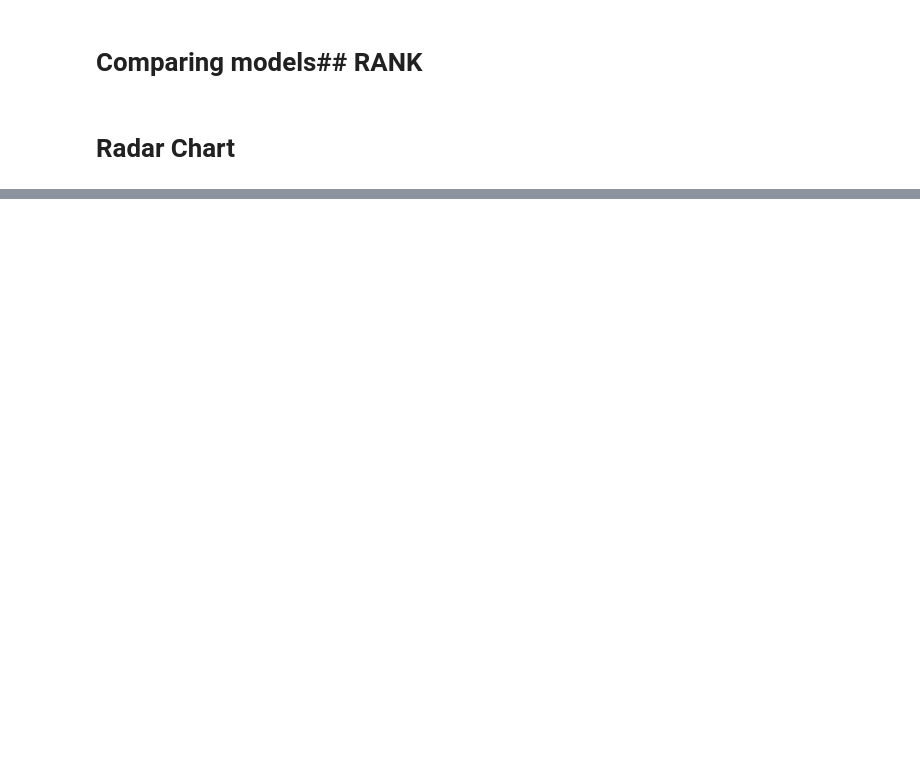
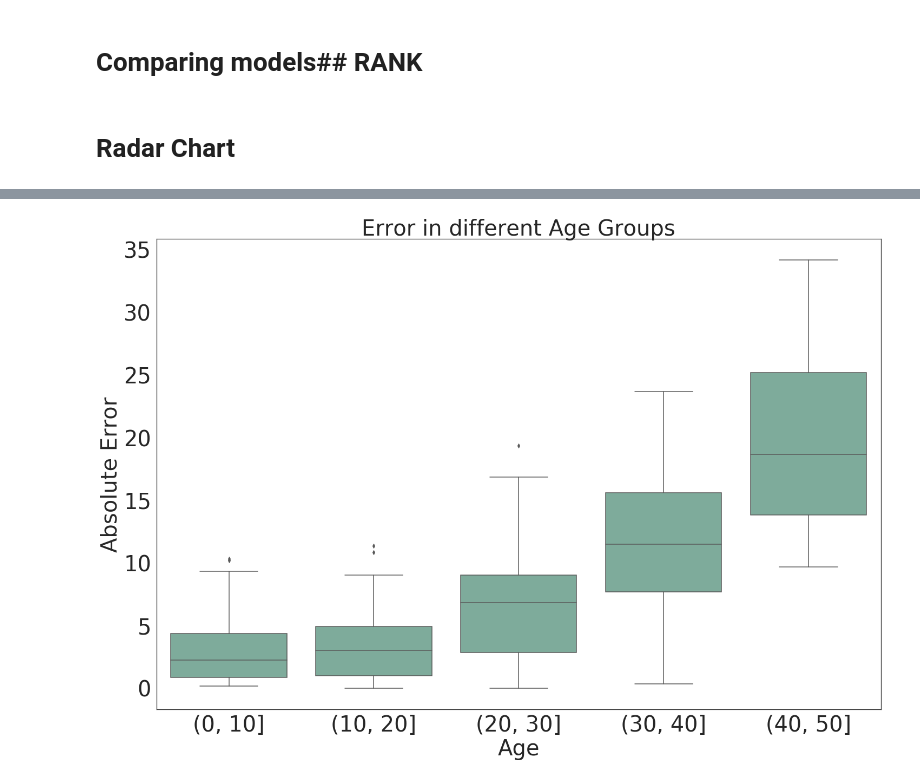
Before and after one commit to OnHoliday/DeepLearning_CNN, a Jupyter notebook: jupyter/log_plots.ipynb, the cells around one changed output, grey strips where cells are left out. Drawn from its saved outputs; the diff is of its cells as text; code cells hidden in the pictures; blank space fills up the shorter version.

```diff
--- a/jupyter/log_plots.ipynb
+++ b/jupyter/log_plots.ipynb
@@ -299,0 +334,19 @@ createRadar("Transfer_learn", [0.13, 0.53, 0.41], color='#9c2c2c')
+# %%
+df = pd.read_csv('final_results_ensemble_age.csv')
+import numpy as np
+df= df[['age_truth', 'age_preds']]
+df['MAE'] =  np.abs(df['age_truth']-df['age_preds'])
+bins = [0, 10, 20, 30, 40, 50]
+df['binned'] = pd.cut(df['age_truth'], bins)
+import seaborn as sns
+sns.set(rc={'figure.figsize': (24, 16)})
+sns.set_style("white")
+ax = sns.boxplot('binned', 'MAE', data = df, color='#76b39d')
+ax.set_title('Error in different Age Groups', fontsize=40)
+ax.set_xlabel("Age", fontsize=40)
+ax.set_ylabel("Absolute Error", fontsize=40)
+ax.tick_params(labelsize=40)
+fig = ax.get_figure()
+fig.savefig("Error_in_different_Age_Groups.png")
+# %% [output]
+[figure, added]
```
Also changed, not shown: parts of 6 cells of this notebook.
